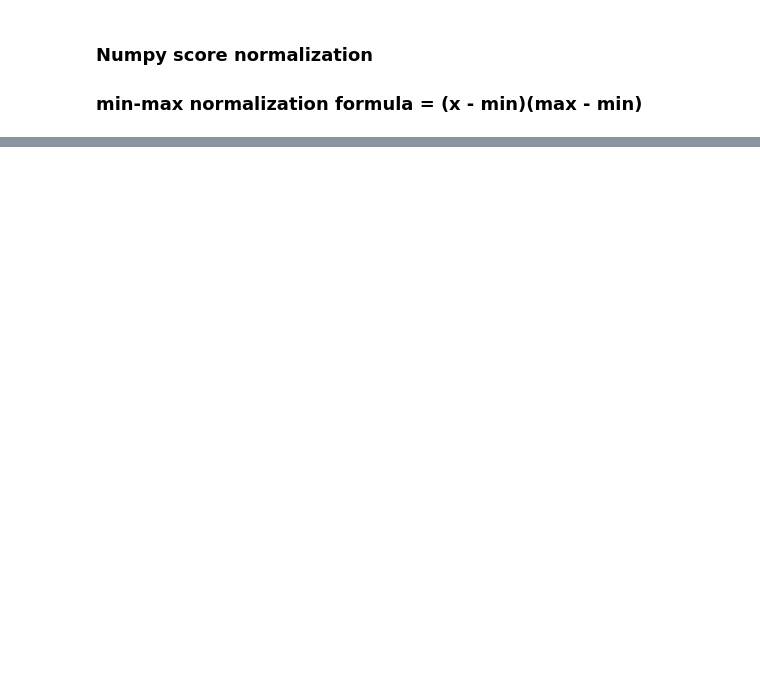
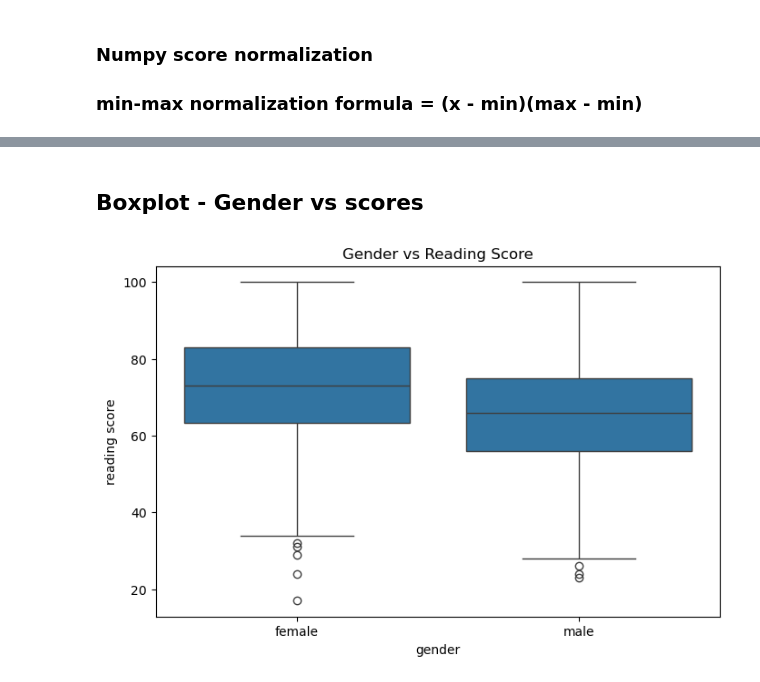
Before and after one commit to mukeshlilawat1/DataScience-Playground, a Jupyter notebook: Student Performance Analysis System/student_analysis.ipynb, the cells around one changed output, grey strips where cells are left out. Saved outputs shown, nothing was run; the diff lists cells and outputs as text; code cells hidden in the pictures; blank space fills up the shorter version.

```diff
--- a/Student Performance Analysis System/student_analysis.ipynb
+++ b/Student Performance Analysis System/student_analysis.ipynb
@@ -113,0 +140,9 @@ df.head()
+# %% [markdown]
+## Boxplot - Gender vs scores
+# %%
+plt.figure(figsize=(8,5))
+sns.boxplot(x = "gender", y = "reading score", data = df)
+plt.title("Gender vs Reading Score")
+plt.show()
+# %% [output]
+[figure, added]
```
Also changed, not shown: parts of 6 cells of this notebook, 2 other files.
